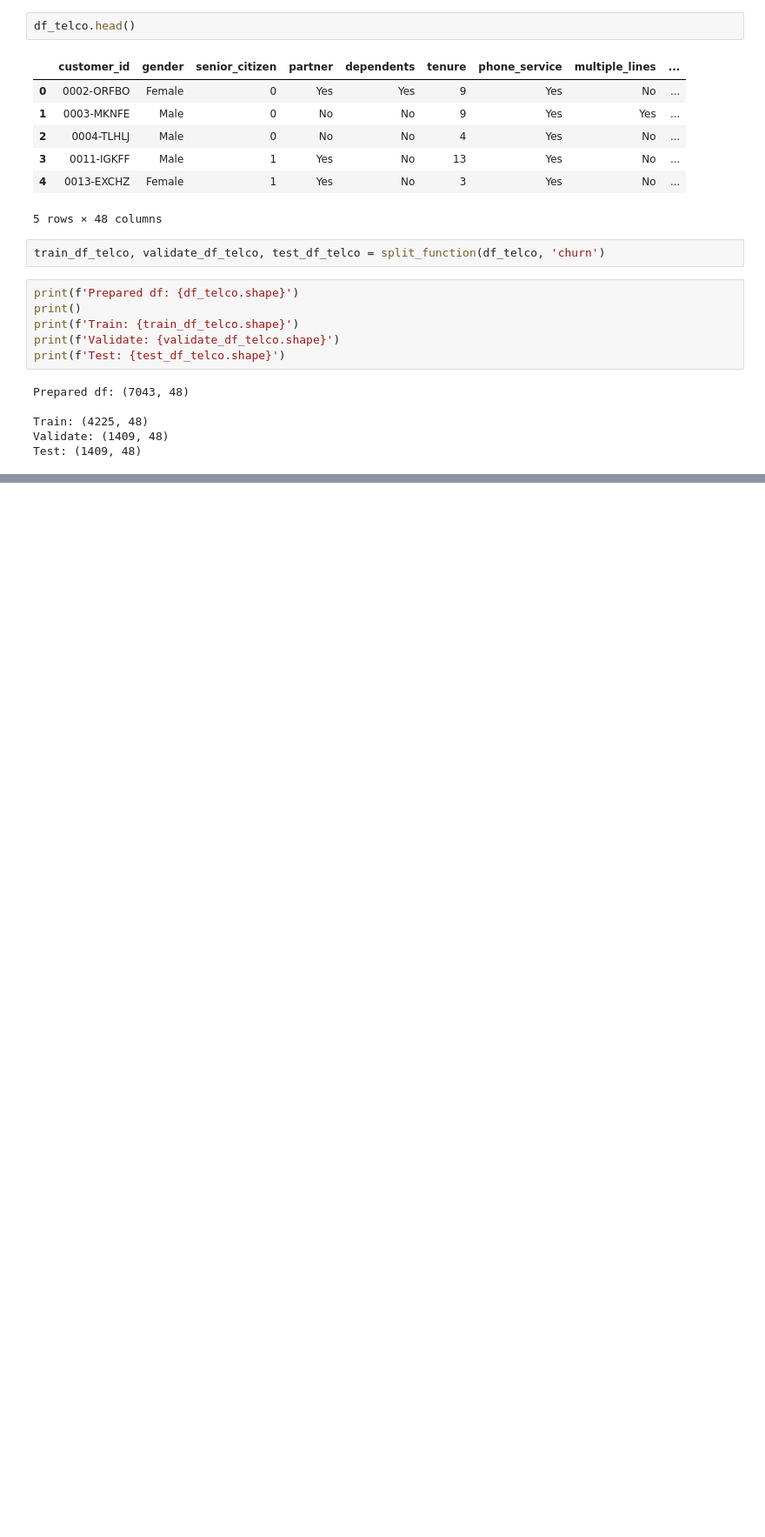
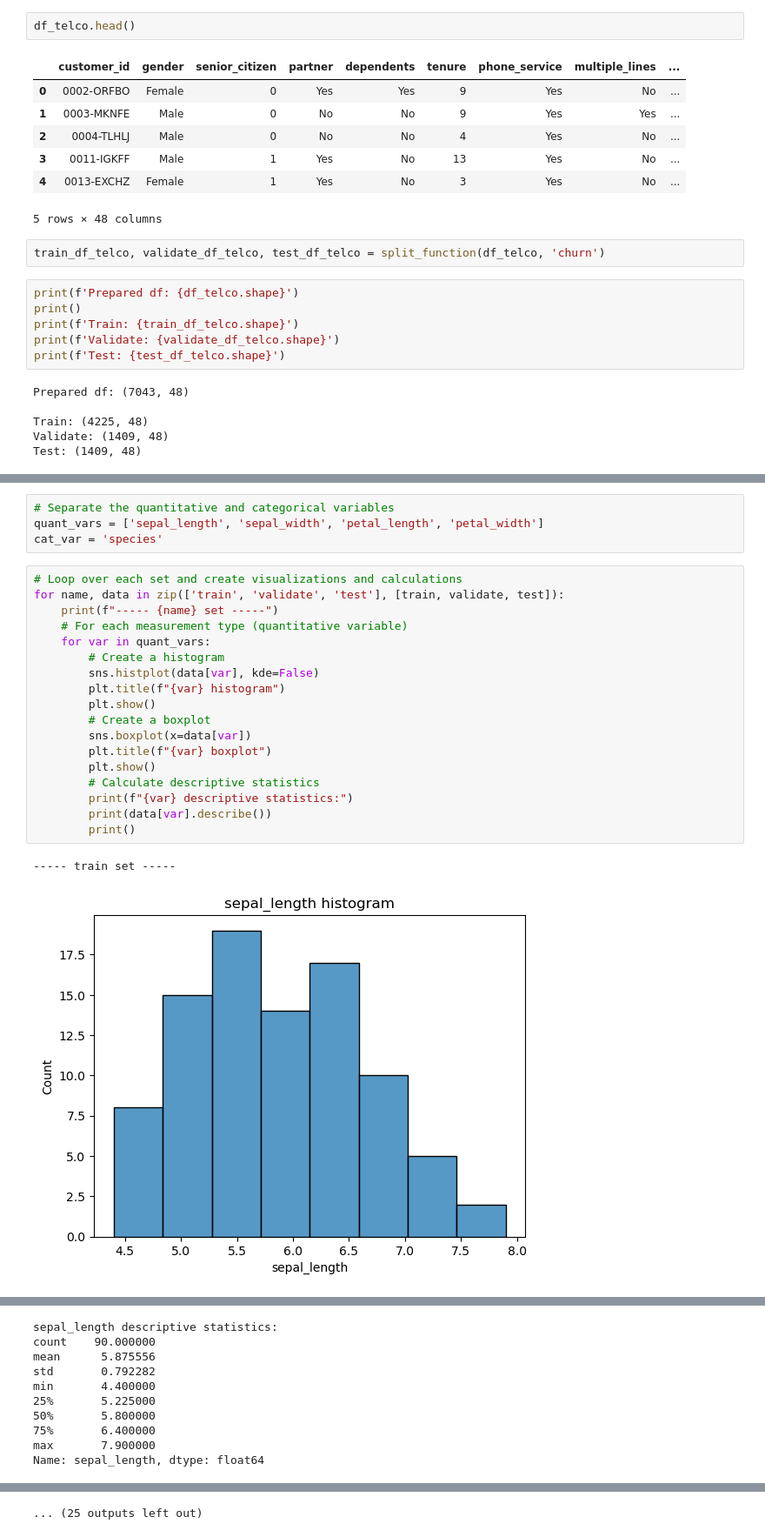
Before and after one commit to rosendo-lugo/classification-exercises, a Jupyter notebook: classification_exercises.ipynb, the cells around one changed output, grey strips where cells are left out. Shown at 87% size. Cells and saved outputs as stored; diff of their text form; blank space fills up the shorter version.

```diff
--- a/classification_exercises.ipynb
+++ b/classification_exercises.ipynb
@@ -1464,0 +1259,25 @@ Name: petal_width, dtype: int64
+# %%
+# Separate the quantitative and categorical variables
+quant_vars = ['sepal_length', 'sepal_width', 'petal_length', 'petal_width']
+cat_var = 'species'
+# %%
+# Loop over each set and create visualizations and calculations
+for name, data in zip(['train', 'validate', 'test'], [train, validate, test]):
+    print(f"----- {name} set -----")
+    # For each measurement type (quantitative variable)
+    for var in quant_vars:
+        # Create a histogram
+        sns.histplot(data[var], kde=False)
+        plt.title(f"{var} histogram")
+        plt.show()
+        # Create a boxplot
+        sns.boxplot(x=data[var])
+        plt.title(f"{var} boxplot")
+        plt.show()
+        # Calculate descriptive statistics
+        print(f"{var} descriptive statistics:")
+        print(data[var].describe())
+        print()
+# %% [output]
+----- train set -----
+[figure, added]
@@ -1464,0 +1285,10 @@ Name: petal_width, dtype: int64
+sepal_length descriptive statistics:
+count    90.000000
+mean      5.875556
+std       0.792282
+min       4.400000
+25%       5.225000
+50%       5.800000
+75%       6.400000
+max       7.900000
+Name: sepal_length, dtype: float64
@@ -1464,0 +1321 @@ Name: petal_width, dtype: int64
+... (25 outputs left out)
```
Also changed, not shown: parts of 74 cells of this notebook.
